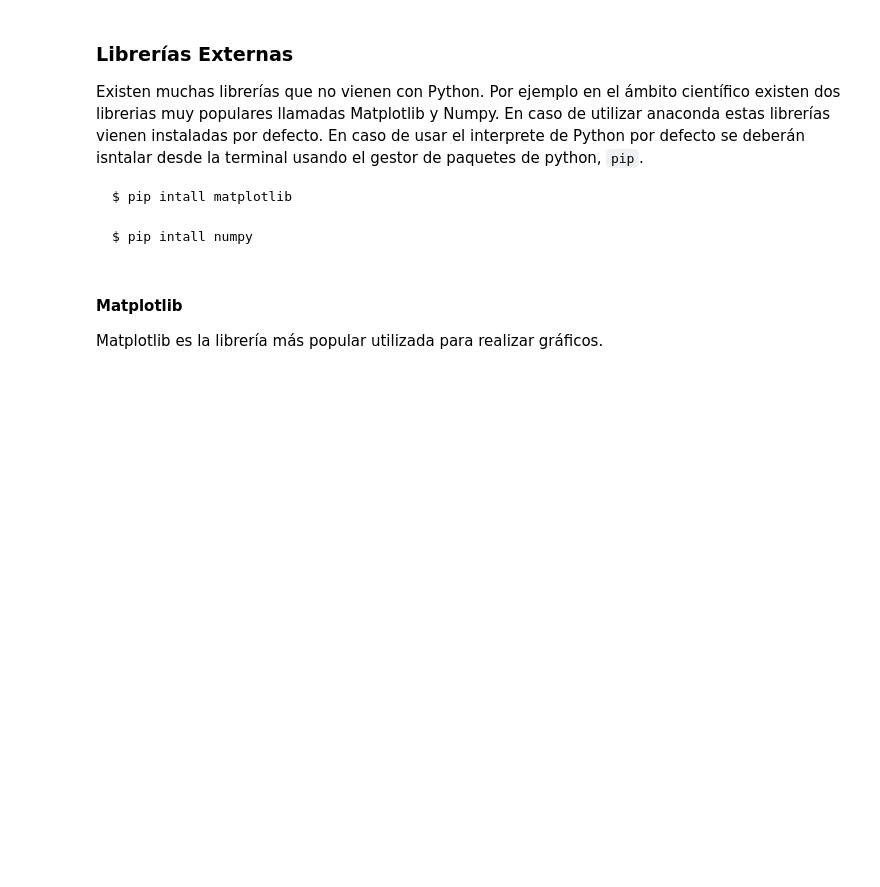
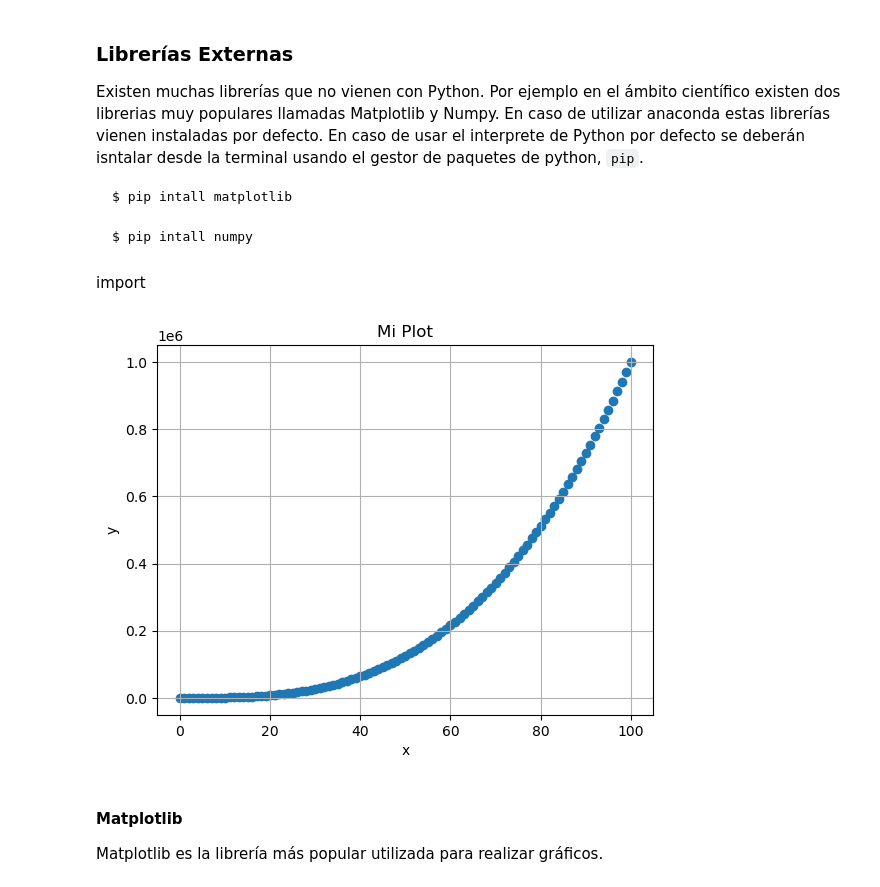
Before and after one commit to atuel96/taller-python, a Jupyter notebook: notebooks/07-importar-librerias.ipynb, the cells around one changed output. Drawn from its saved outputs; the diff is of its cells as text; code cells hidden in the pictures; blank space fills up the shorter version.

````diff
--- a/notebooks/07-importar-librerias.ipynb
+++ b/notebooks/07-importar-librerias.ipynb
@@ -119,6 +119,30 @@ $ pip intall matplotlib
 ``` bash
 $ pip intall numpy
 ```
+# %% [markdown]
+import
+# %%
+import matplotlib.pyplot as plt
+
+def f(x):
+    return x**3
+
+x = [] # 0 al 100
+y = [] # x ** 0.5
+
+for i in range(101):
+    x.append(i)
+    y.append(f(i))
+
+
+plt.scatter(x, y)
+plt.xlabel("x")
+plt.ylabel("y")
+plt.grid()
+plt.title("Mi Plot")
+plt.show()
+# %% [output]
+[figure, added]
 # %% [markdown]
 #### Matplotlib
 
````
Also changed, not shown: parts of 3 cells of this notebook, 5 other files.
